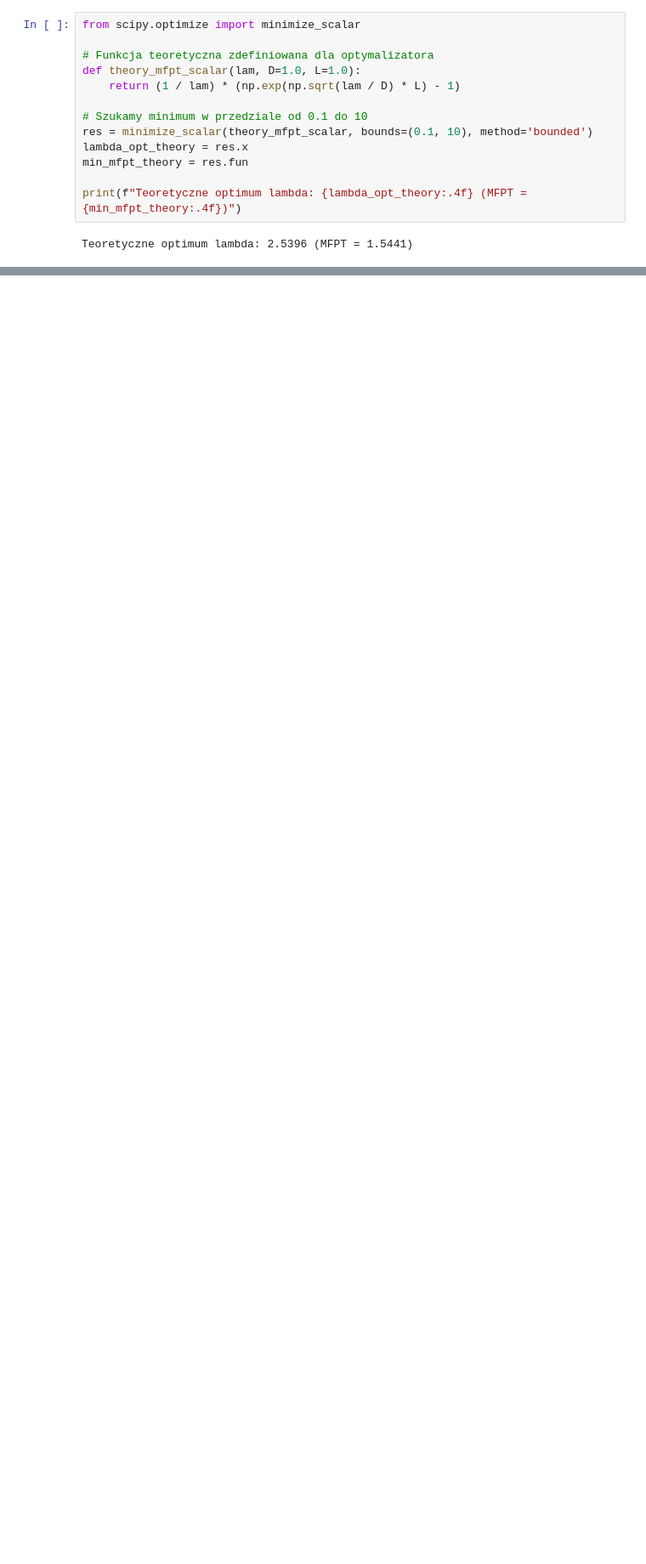
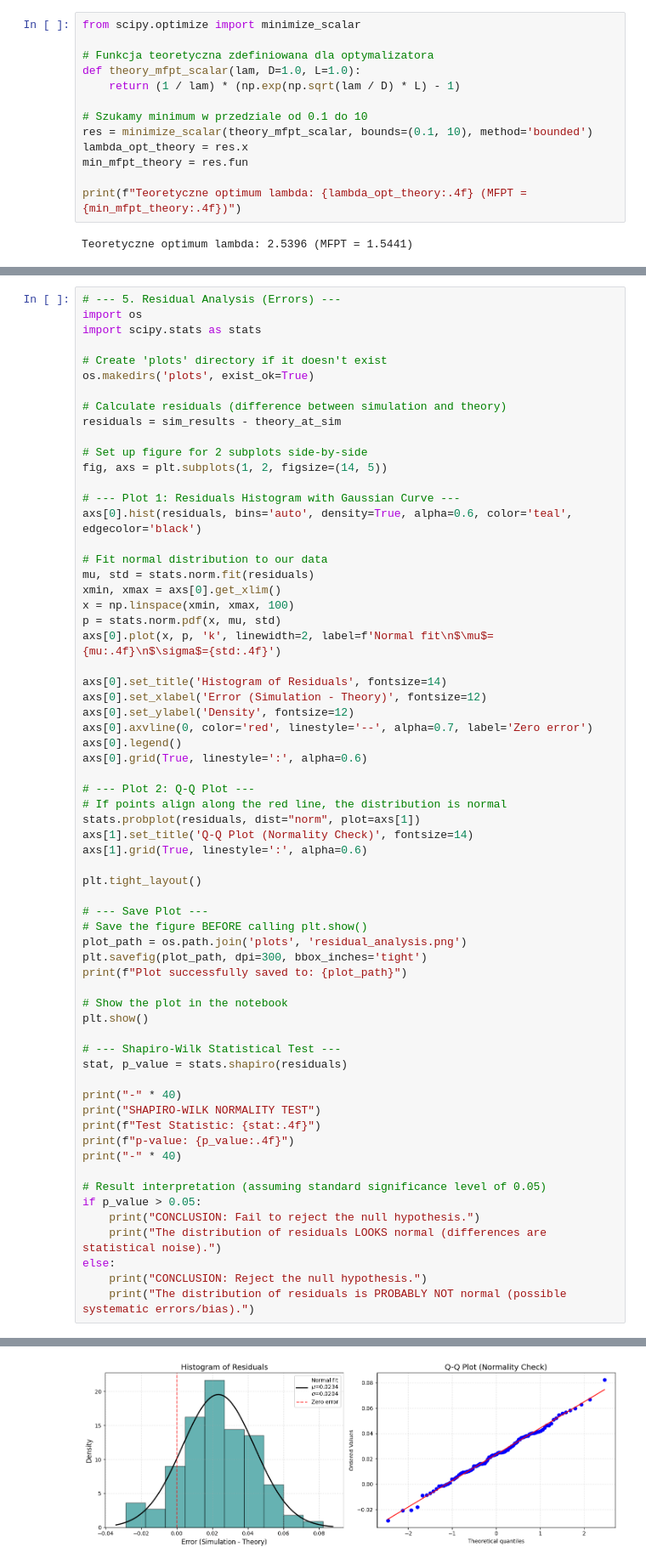
Before and after one commit to bartox12/Stochastic-Processes, a Jupyter notebook: Spins_Project.ipynb, the cells around one changed output, grey strips where cells are left out. Shown at 85% size. Saved outputs shown, nothing was run; the diff lists cells and outputs as text; blank space fills up the shorter version.

```diff
--- a/Spins_Project.ipynb
+++ b/Spins_Project.ipynb
@@ -285,0 +312,65 @@ RMSE: 0.032238
+# %%
+# --- 5. Residual Analysis (Errors) ---
+import os
+import scipy.stats as stats
+
+# Create 'plots' directory if it doesn't exist
+os.makedirs('plots', exist_ok=True)
+
+# Calculate residuals (difference between simulation and theory)
+residuals = sim_results - theory_at_sim
+
+# Set up figure for 2 subplots side-by-side
+fig, axs = plt.subplots(1, 2, figsize=(14, 5))
+
+# --- Plot 1: Residuals Histogram with Gaussian Curve ---
+axs[0].hist(residuals, bins='auto', density=True, alpha=0.6, color='teal', edgecolor='black')
+
+# Fit normal distribution to our data
+mu, std = stats.norm.fit(residuals)
+xmin, xmax = axs[0].get_xlim()
+x = np.linspace(xmin, xmax, 100)
+p = stats.norm.pdf(x, mu, std)
+axs[0].plot(x, p, 'k', linewidth=2, label=f'Normal fit\n$\mu$={mu:.4f}\n$\sigma$={std:.4f}')
+
+axs[0].set_title('Histogram of Residuals', fontsize=14)
+axs[0].set_xlabel('Error (Simulation - Theory)', fontsize=12)
+axs[0].set_ylabel('Density', fontsize=12)
+axs[0].axvline(0, color='red', linestyle='--', alpha=0.7, label='Zero error')
+axs[0].legend()
+axs[0].grid(True, linestyle=':', alpha=0.6)
+
+# --- Plot 2: Q-Q Plot ---
+# If points align along the red line, the distribution is normal
+stats.probplot(residuals, dist="norm", plot=axs[1])
+axs[1].set_title('Q-Q Plot (Normality Check)', fontsize=14)
+axs[1].grid(True, linestyle=':', alpha=0.6)
+
+plt.tight_layout()
+
+# --- Save Plot ---
+# Save the figure BEFORE calling plt.show()
+plot_path = os.path.join('plots', 'residual_analysis.png')
+plt.savefig(plot_path, dpi=300, bbox_inches='tight')
+print(f"Plot successfully saved to: {plot_path}")
+
+# Show the plot in the notebook
+plt.show()
+
+# --- Shapiro-Wilk Statistical Test ---
+stat, p_value = stats.shapiro(residuals)
+
+print("-" * 40)
+print("SHAPIRO-WILK NORMALITY TEST")
+print(f"Test Statistic: {stat:.4f}")
+print(f"p-value: {p_value:.4f}")
+print("-" * 40)
+
+# Result interpretation (assuming standard significance level of 0.05)
+if p_value > 0.05:
+    print("CONCLUSION: Fail to reject the null hypothesis.")
+    print("The distribution of residuals LOOKS normal (differences are statistical noise).")
+else:
+    print("CONCLUSION: Reject the null hypothesis.")
+    print("The distribution of residuals is PROBABLY NOT normal (possible systematic errors/bias).")
+# %% [output]
@@ -285,0 +378 @@ RMSE: 0.032238
+[figure, added]
```
Also changed, not shown: parts of 7 cells of this notebook, 3 other files.
